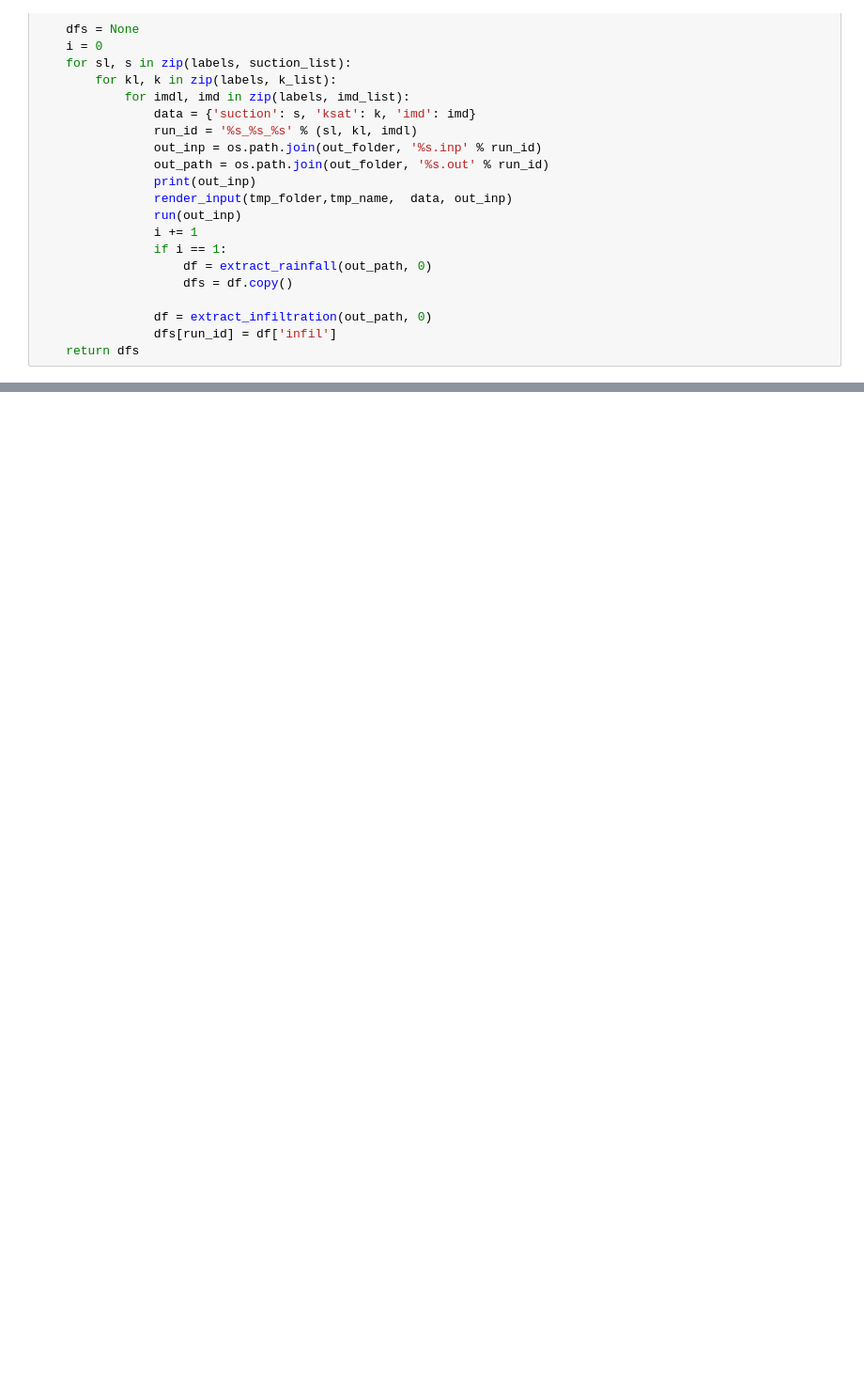
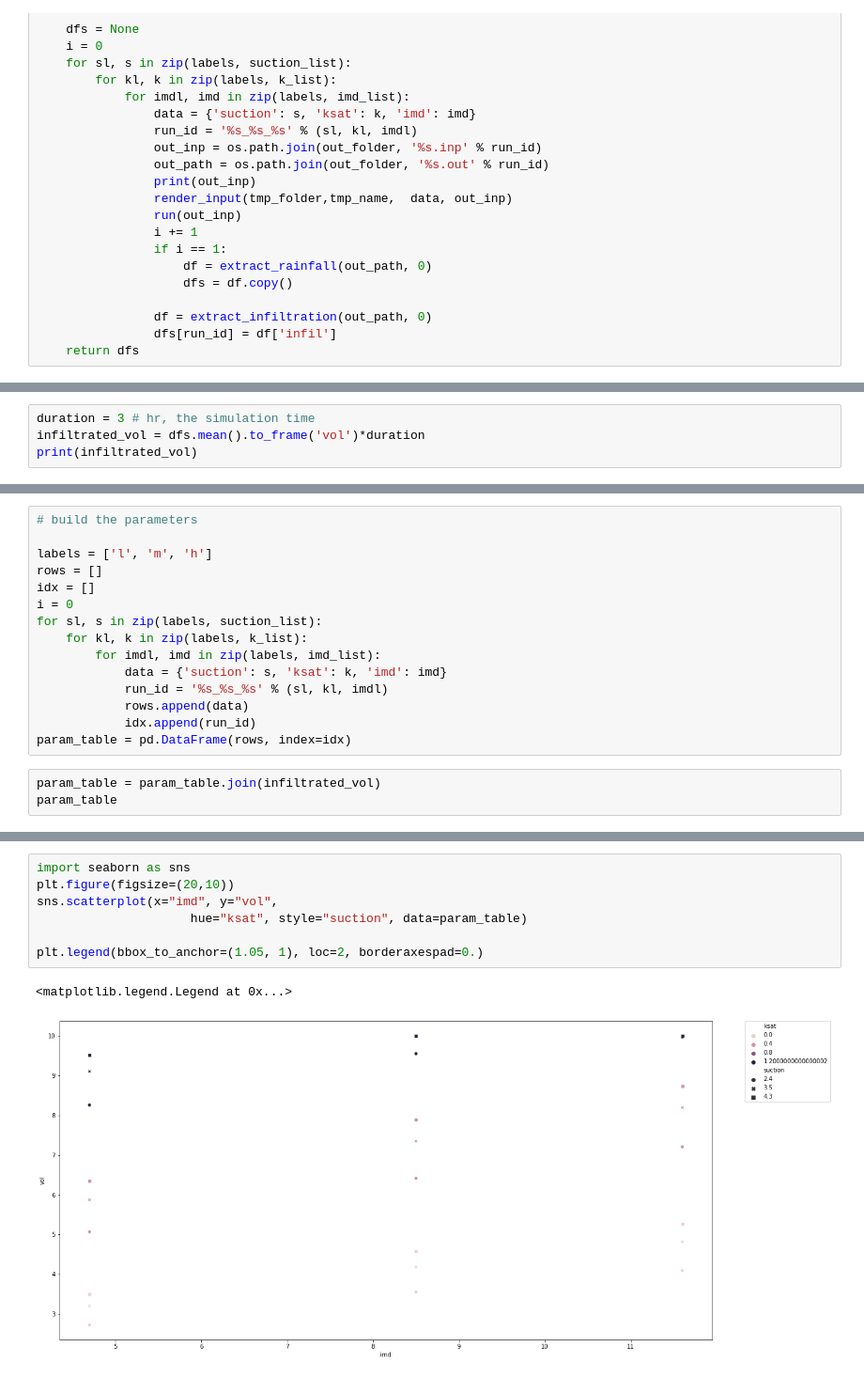
Before and after one commit to mel-meng/SewerAnalysis, a Jupyter notebook: examples/sensitivity_analysis/sensitivity_analysis_part2.ipynb, the cells around one changed output, grey strips where cells are left out. Shown: that part at 94% size. Drawn from its saved outputs; the diff is of its cells as text; blank space fills up the shorter version.

```diff
--- a/examples/sensitivity_analysis/sensitivity_analysis_part2.ipynb
+++ b/examples/sensitivity_analysis/sensitivity_analysis_part2.ipynb
@@ -419,0 +209,4 @@ data = [{'name': '1', 'x': 100, 'y': 100},
+# %%
+duration = 3 # hr, the simulation time
+infiltrated_vol = dfs.mean().to_frame('vol')*duration
+print(infiltrated_vol)
@@ -419,0 +234,18 @@ data = [{'name': '1', 'x': 100, 'y': 100},
+# %%
+# build the parameters
+
+labels = ['l', 'm', 'h']
+rows = []
+idx = []
+i = 0
+for sl, s in zip(labels, suction_list):
+    for kl, k in zip(labels, k_list):
+        for imdl, imd in zip(labels, imd_list):
+            data = {'suction': s, 'ksat': k, 'imd': imd}
+            run_id = '%s_%s_%s' % (sl, kl, imdl)
+            rows.append(data)
+            idx.append(run_id)
+param_table = pd.DataFrame(rows, index=idx)
+# %%
+param_table = param_table.join(infiltrated_vol)
+param_table
@@ -419,0 +283,10 @@ data = [{'name': '1', 'x': 100, 'y': 100},
+# %%
+import seaborn as sns
+plt.figure(figsize=(20,10))
+sns.scatterplot(x="imd", y="vol",
+                     hue="ksat", style="suction", data=param_table)
+
+plt.legend(bbox_to_anchor=(1.05, 1), loc=2, borderaxespad=0.)
+# %% [output]
+<matplotlib.legend.Legend at 0x...>
+[figure, added]
```
Also changed, not shown: parts of 27 cells of this notebook.
